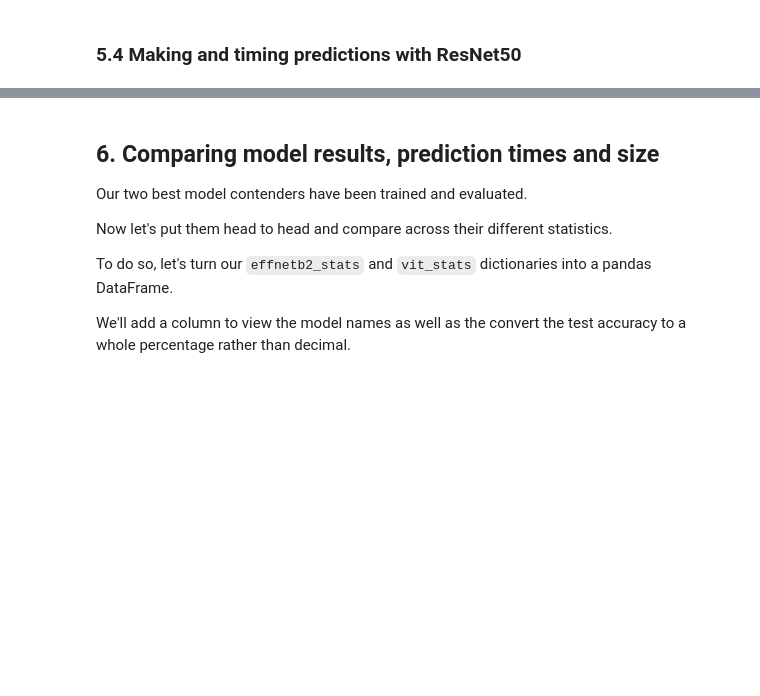
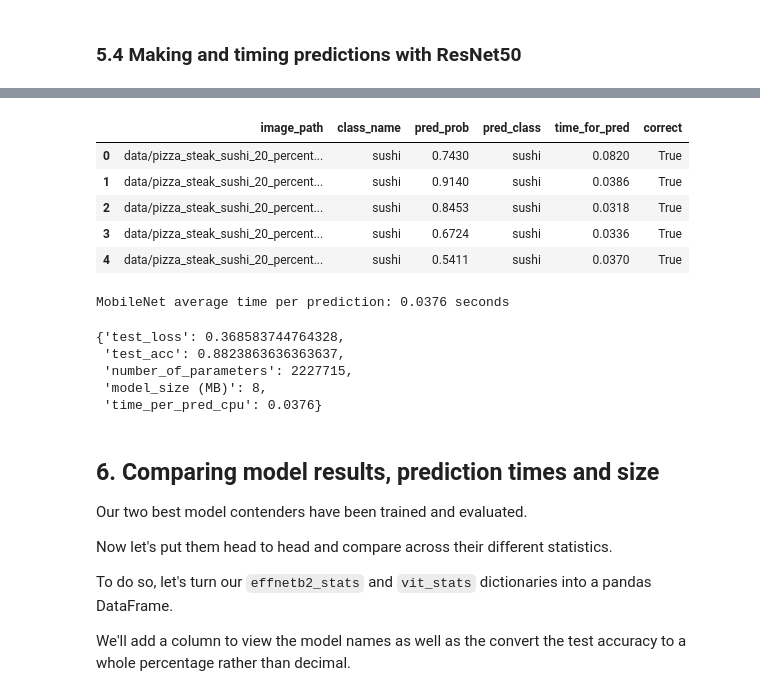
Before and after one commit to pksi/pyTorch_DL_models, a Jupyter notebook: pytorch_model_deployment.ipynb, the cells around one changed output, grey strips where cells are left out. Drawn from its saved outputs; the diff is of its cells as text; code cells hidden in the pictures; blank space fills up the shorter version.

```diff
--- a/pytorch_model_deployment.ipynb
+++ b/pytorch_model_deployment.ipynb
@@ -1434,3 +1204,36 @@ NameError: ignored
+# %%
+# Make list of prediction dictionaries with MobileNet feature extractor model on test images
+mbn_test_pred_dicts = pred_and_store(paths=test_data_paths,
+                                     model=mbn,
+                                     transform=mbn_transforms,
+                                     class_names=class_names,
+                                     device="cpu")
+# %%
+import pandas as pd
+mbn_test_pred_df = pd.DataFrame(mbn_test_pred_dicts)
+mbn_test_pred_df.head()
+# %% [output]
+|  | image_path | class_name | pred_prob | pred_class | time_for_pred | correct |
+| 0 | data/pizza_steak_sushi_20_percent... | sushi | 0.7430 | sushi | 0.0820 | True |
+| 1 | data/pizza_steak_sushi_20_percent... | sushi | 0.9140 | sushi | 0.0386 | True |
+| 2 | data/pizza_steak_sushi_20_percent... | sushi | 0.8453 | sushi | 0.0318 | True |
+| 3 | data/pizza_steak_sushi_20_percent... | sushi | 0.6724 | sushi | 0.0336 | True |
+| 4 | data/pizza_steak_sushi_20_percent... | sushi | 0.5411 | sushi | 0.0370 | True |
+# %%
+# Calculate average time per prediction for resnet model
+mbn_average_time_per_pred = round(mbn_test_pred_df.time_for_pred.mean(), 4)
+print(f"MobileNet average time per prediction: {mbn_average_time_per_pred} seconds")
+# %% [output]
+MobileNet average time per prediction: 0.0376 seconds
+# %%
+mbn_stats["time_per_pred_cpu"] = mbn_average_time_per_pred
+mbn_stats
+# %% [output]
+{'test_loss': 0.368583744764328,
+ 'test_acc': 0.8823863636363637,
+ 'number_of_parameters': 2227715,
+ 'model_size (MB)': 8,
+ 'time_per_pred_cpu': 0.0376}
 # %% [markdown]
 ## 6. Comparing model results, prediction times and size
 
```
Also changed, not shown: parts of 31 cells of this notebook.
